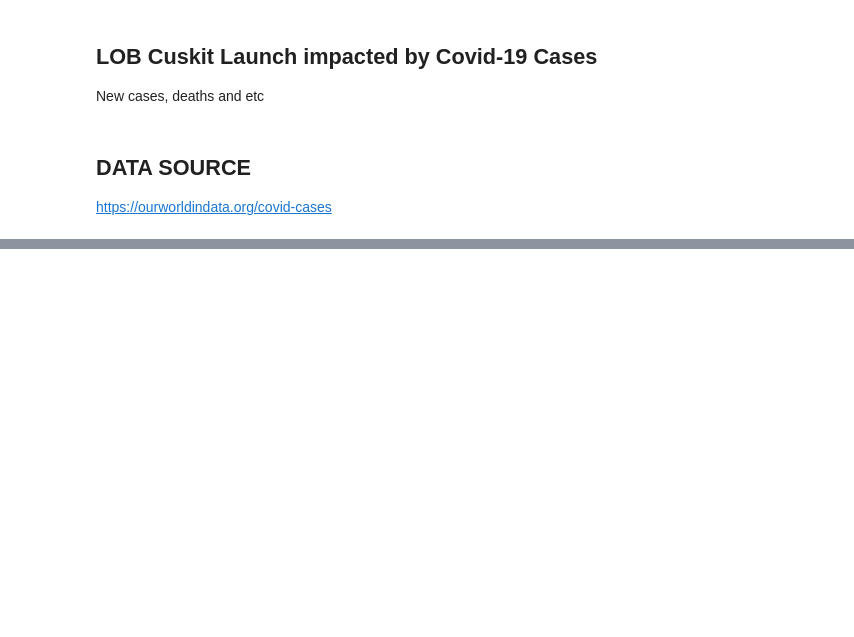
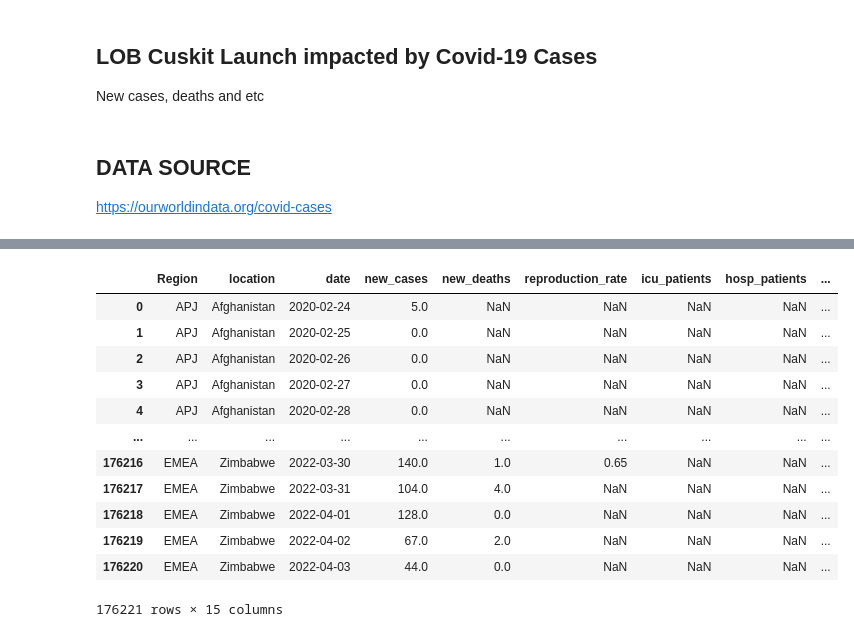
Before and after one commit to WooiLing94/WLCapstoneProject, a Jupyter notebook: CovidCases.ipynb, the cells around one changed output, grey strips where cells are left out. Cells and saved outputs as stored; diff of their text form; code cells hidden in the pictures; blank space fills up the shorter version.

```diff
--- a/CovidCases.ipynb
+++ b/CovidCases.ipynb
@@ -60,3 +41,75 @@ df
+# %%
+region = []
+
+for row in df['location']:
+    if row == 'Afghanistan':region.append('APJ') #APJ 1
+    elif row == 'Australia':region.append('APJ') # APJ 2
+    elif row == 'Bangladesh':region.append('APJ') # APJ 3
+    elif row == 'Bhutan':region.append('APJ') #APJ 4
+    elif row == 'Brunei':region.append('APJ') #APJ 5
+    elif row == 'Cambodia':region.append('APJ') #APJ 6
+    elif row == 'China':region.append('APJ') #APJ 7
+    elif row == 'Cook Islands':region.append('APJ') #APJ 8
+    elif row == 'Fiji':region.append('APJ') #APJ 9
+    elif row == 'Hong Kong':region.append('APJ') #APJ 10
+    elif row == 'India':region.append('APJ') #APJ 11
+    elif row == 'Indonesia':region.append('APJ') #APJ 12
+    elif row == 'Japan':region.append('APJ') #APJ 13
+    elif row == 'Kiribati':region.append('APJ') #APJ 14
+    elif row == 'Laos':region.append('APJ') #APJ 15
+    elif row == 'Malaysia':region.append('APJ') #APJ 16
+    elif row == 'Maldives':region.append('APJ') #APJ 17
+    elif row == 'Mongolia':region.append('APJ') #APJ 18
+    elif row == 'Myanmar':region.append('APJ') #APJ 19
+    elif row == 'Nauru':region.append('APJ') #APJ 20
+    elif row == 'Nepal':region.append('APJ') #APJ 21
+    elif row == 'New Zealand':region.append('APJ') #APJ 22
+    elif row == 'Pakistan':region.append('APJ') #APJ 23
+    elif row == 'Palau':region.append('APJ') #APJ 24
+    elif row == 'Papua New Guinea':region.append('APJ') #APJ 25
+    elif row == 'Philippines':region.append('APJ') #APJ 26
+    elif row == 'Samoa':region.append('APJ') #APJ 27
+    elif row == 'Singapore':region.append('APJ') #APJ 28
+    elif row == 'Solomon Islands':region.append('APJ') #APJ 29
+    elif row == 'South Korea':region.append('APJ') #APJ 30
+    elif row == 'Sri Lanka':region.append('APJ') #APJ 31
+    elif row == 'Taiwan':region.append('APJ') #APJ 32
+    elif row == 'Thailand':region.append('APJ') #APJ 33
+    elif row == 'Timor':region.append('APJ') #APJ 34
+    elif row == 'Tonga':region.append('APJ') #APJ 35
+    elif row == 'Tuvalu':region.append('APJ') #APJ 36
+    elif row == 'Vanuatu':region.append('APJ') #APJ 37
+    elif row == 'Vietnam':region.append('APJ') #APJ 38
+    elif row == 'Argentina':region.append('AMER') #AMER 1
+    elif row == 'Brazil':region.append('AMER') #AMER 2
+    elif row == 'Canada':region.append('AMER') #AMER 3
+    elif row == 'Chile':region.append('AMER') #AMER 4
+    elif row == 'Colombia':region.append('AMER') #AMER 5
+    elif row == 'Mexico':region.append('AMER') #AMER 6
+    elif row == 'Peru':region.append('AMER') #AMER 7
+    elif row == 'United States':region.append('AMER') #AMER 8
+    elif row == 'Venezuela':region.append('AMER') #AMER 9
+    else: region.append('EMEA')
+
+
+df['Region'] = region
+first_column = df.pop('Region')
+df.insert(0, 'Region', first_column)
+df
+# %% [output]
+|  | Region | location | date | new_cases | new_deaths | reproduction_rate | icu_patients | hosp_patients | ... |
+| 0 | APJ | Afghanistan | 2020-02-24 | 5.0 | NaN | NaN | NaN | NaN | ... |
+| 1 | APJ | Afghanistan | 2020-02-25 | 0.0 | NaN | NaN | NaN | NaN | ... |
+| 2 | APJ | Afghanistan | 2020-02-26 | 0.0 | NaN | NaN | NaN | NaN | ... |
+| 3 | APJ | Afghanistan | 2020-02-27 | 0.0 | NaN | NaN | NaN | NaN | ... |
+| 4 | APJ | Afghanistan | 2020-02-28 | 0.0 | NaN | NaN | NaN | NaN | ... |
+| ... | ... | ... | ... | ... | ... | ... | ... | ... | ... |
+| 176216 | EMEA | Zimbabwe | 2022-03-30 | 140.0 | 1.0 | 0.65 | NaN | NaN | ... |
+| 176217 | EMEA | Zimbabwe | 2022-03-31 | 104.0 | 4.0 | NaN | NaN | NaN | ... |
+| 176218 | EMEA | Zimbabwe | 2022-04-01 | 128.0 | 0.0 | NaN | NaN | NaN | ... |
+| 176219 | EMEA | Zimbabwe | 2022-04-02 | 67.0 | 2.0 | NaN | NaN | NaN | ... |
+| 176220 | EMEA | Zimbabwe | 2022-04-03 | 44.0 | 0.0 | NaN | NaN | NaN | ... |
+176221 rows × 15 columns
 # %%
 # Removing unnecessary rows
 df = df[df.location.isin(removedRows) == False]
```
Also changed, not shown: parts of 10 cells of this notebook, 8 other files.
